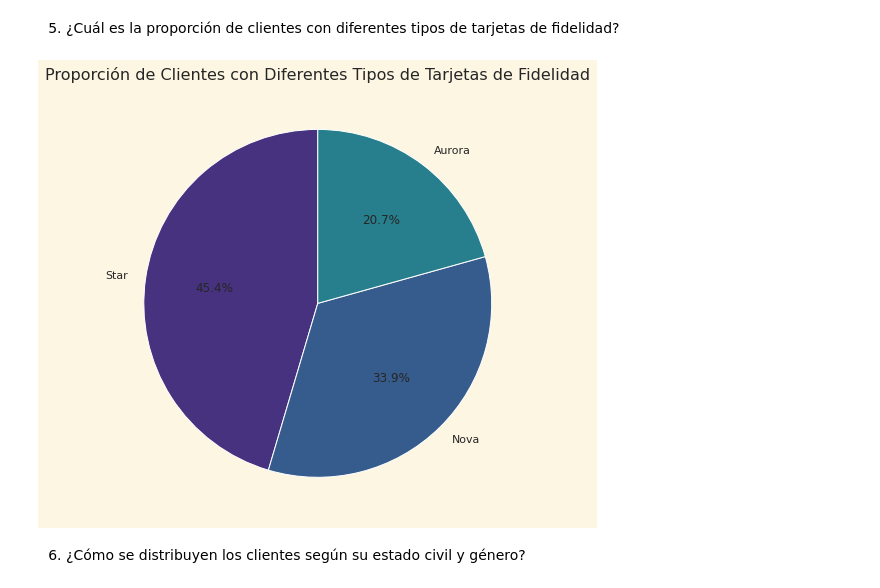
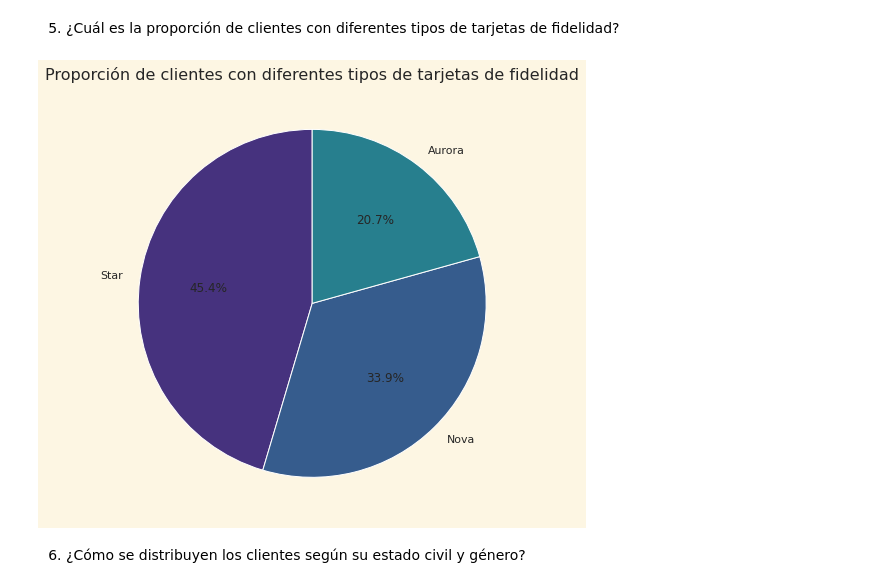
Before and after one commit to Adalab/PromoF-DA-Modulo3-EvaluacionFinal-Zahara, a Jupyter notebook: EvFinal.ipynb, the cells around one changed output. Saved outputs shown, nothing was run; the diff lists cells and outputs as text; code cells hidden in the pictures.

```diff
--- a/EvFinal.ipynb
+++ b/EvFinal.ipynb
@@ -408,20 +410,3 @@ dtype: object
 # Fase 2: Visualización
 # %% [markdown]
 1. Distribución de vuelos reservados mes durante el año
-# %%
-# Asegúrate de que 'Year' y 'Month' estén en formato de fecha (si no lo están)
-df['FechaReserva'] = pd.to_datetime(df[['Year', 'Month']].assign(DAY=1))
-
-# Crea una nueva columna 'MesReserva' que represente el mes de cada reserva
-df['MesReserva'] = df['FechaReserva'].dt.month
-
-# Agrupa por mes y suma la cantidad de vuelos reservados en cada mes
-reservas_por_mes = df.groupby('MesReserva')['Flights_Booked'].sum()
-
-# Creo la gráfica de barras con nombres bonitos
-plt.bar(reservas_por_mes.index, reservas_por_mes.values, color='royalblue')
-plt.xlabel('Mes')
-plt.ylabel('Cantidad de Vuelos Reservados')
-plt.title('Distribución de Vuelos Reservados por Mes')
-plt.xticks(range(1, 13), ['Ene', 'Feb', 'Mar', 'Abr', 'May', 'Jun', 'Jul', 'Ago', 'Sep', 'Oct', 'Nov', 'Dic'])
-plt.show()
@@ -485,17 +482,17 @@ plt.show()
 5. ¿Cuál es la proporción de clientes con diferentes tipos de tarjetas de fidelidad?
 # %%
 
-# Calcular la proporción de clientes con diferentes tipos de tarjetas de fidelidad
+# Cuántas tarjetas de cada tipo hay
 loyalty_card_counts = df['Loyalty_Card'].value_counts(normalize=True)
 
-# Crear un gráfico de torta para visualizar la proporción
+# Gráfica de quesito para ver la  proporción
 plt.figure(figsize=(8, 8))
 loyalty_card_counts.plot(kind='pie', autopct='%1.1f%%', colors=sns.color_palette('viridis'), startangle=90)
-plt.title('Proporción de Clientes con Diferentes Tipos de Tarjetas de Fidelidad')
-plt.ylabel('')  # Eliminar la etiqueta del eje y
+plt.title('Proporción de clientes con diferentes tipos de tarjetas de fidelidad')
+plt.ylabel('')  # Eliminamos Y que sale torcida
 plt.show()
 # %% [output]
-[figure, old version]
+[figure, new version]
 # %% [markdown]
 6. ¿Cómo se distribuyen los clientes según su estado civil y género?
 # %%
```
Also changed, not shown: parts of 37 cells of this notebook.
